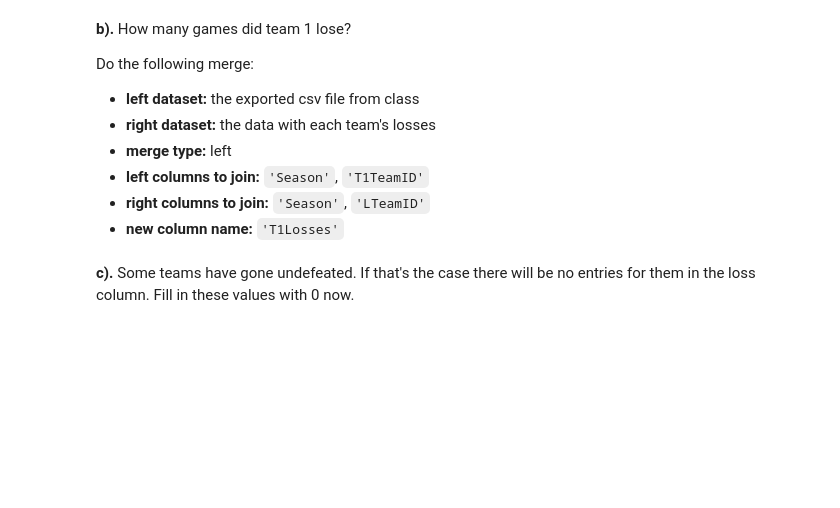
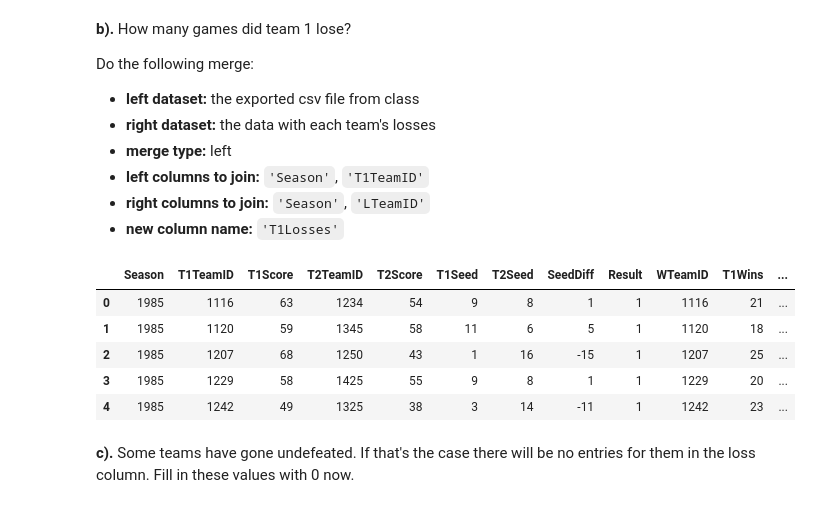
Before and after one commit to rishabhchandra35/DAT-01-21, a Jupyter notebook: Lectures/Unit4/Class18/Labs/NCAA Tournament Data Lab -- Answers.ipynb, the cells around one changed output. Saved outputs shown, nothing was run; the diff lists cells and outputs as text; code cells hidden in the pictures; blank space fills up the shorter version.

```diff
--- a/Lectures/Unit4/Class18/Labs/NCAA Tournament Data Lab -- Answers.ipynb
+++ b/Lectures/Unit4/Class18/Labs/NCAA Tournament Data Lab -- Answers.ipynb
@@ -10,10 +10,10 @@ When you're done, you should be able to work through the basics of using predict
 # your answer here
 import pandas as pd
 import numpy as np
-seeds = pd.read_csv('../data/NCAA/MNCAATourneySeeds.csv')
-results = pd.read_csv('../data/NCAA/MNCAATourneyCompactResults.csv')
-seasons = pd.read_csv('../data/NCAA/MRegularSeasonCompactResults.csv')
-game_data = pd.read_csv('../data/NCAA/game_data.csv')
+seeds = pd.read_csv('../../data/NCAA/MNCAATourneySeeds.csv')
+results = pd.read_csv('../../data/NCAA/MNCAATourneyCompactResults.csv')
+seasons = pd.read_csv('../../data/NCAA/MRegularSeasonCompactResults.csv')
+game_data = pd.read_csv('../../data/NCAA/game_data.csv')
 # %% [markdown]
 **Step 2:** Create a Training & Test Set, With the Test Set Comprising of All Games 2015 & After.  Use the exported csv from class for this, since it's already prepped.
 # %%
@@ -123,6 +150,15 @@ Do the following merge:
 #game_data.merge(losses, left_on=['Season', 'T1TeamID'], right_on=['Season', 'LTeamID'], how='left')
 game_data = game_data.merge(losses, left_on=['Season', 'T1TeamID'], right_on=['Season', 'LTeamID'], how='left')
 game_data.rename({'Losses': 'T1Losses'}, axis=1, inplace=True)
+# %%
+game_data.head()
+# %% [output]
+|  | Season | T1TeamID | T1Score | T2TeamID | T2Score | T1Seed | T2Seed | SeedDiff | Result | WTeamID | T1Wins | ... |
+| 0 | 1985 | 1116 | 63 | 1234 | 54 | 9 | 8 | 1 | 1 | 1116 | 21 | ... |
+| 1 | 1985 | 1120 | 59 | 1345 | 58 | 11 | 6 | 5 | 1 | 1120 | 18 | ... |
+| 2 | 1985 | 1207 | 68 | 1250 | 43 | 1 | 16 | -15 | 1 | 1207 | 25 | ... |
+| 3 | 1985 | 1229 | 58 | 1425 | 55 | 9 | 8 | 1 | 1 | 1229 | 20 | ... |
+| 4 | 1985 | 1242 | 49 | 1325 | 38 | 3 | 14 | -11 | 1 | 1242 | 23 | ... |
 # %% [markdown]
 **c).** Some teams have gone undefeated.  If that's the case there will be no entries for them in the loss column.  Fill in these values with 0 now.
 # %%
```
Also changed, not shown: parts of 8 cells of this notebook, 5 other files.
